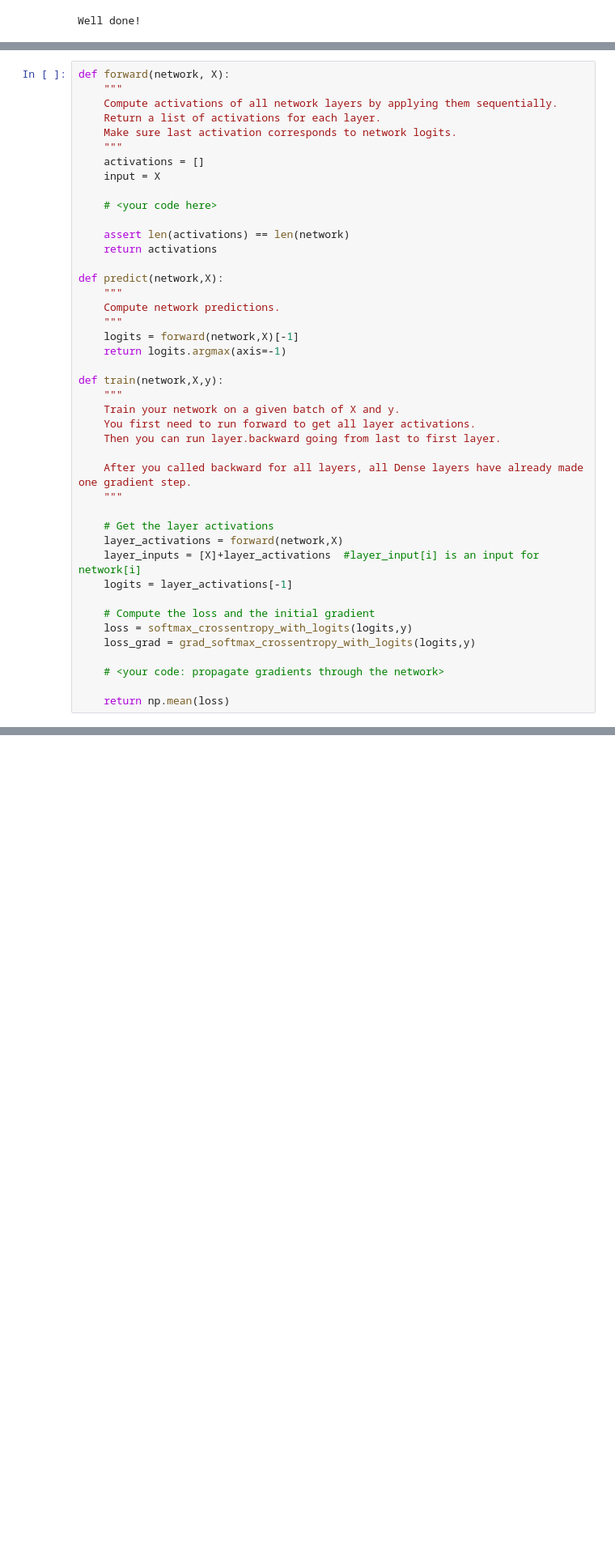
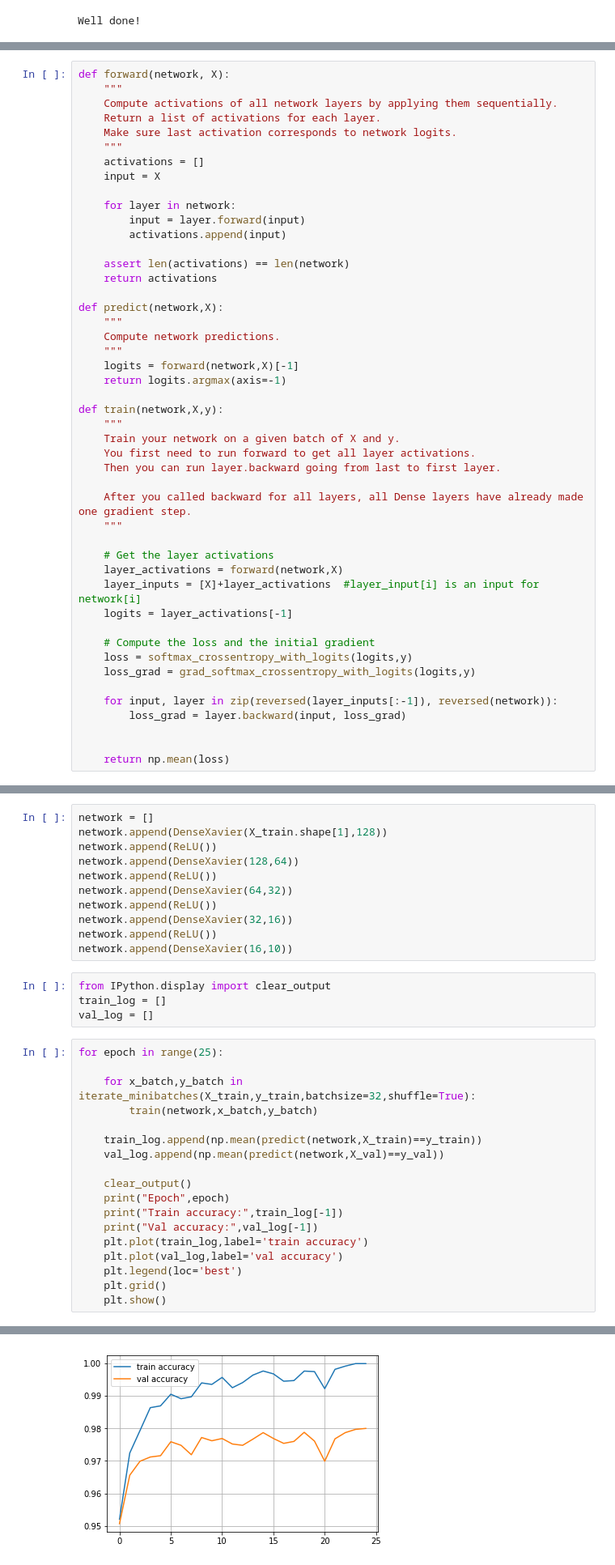
Before and after one commit to jruizaranguren/intro-to-dl, a Jupyter notebook: week2/NumpyNN (honor).ipynb, the cells around one changed output, grey strips where cells are left out. Shown: that part at 81% size. Drawn from its saved outputs; the diff is of its cells as text; blank space fills up the shorter version.

```diff
--- a/week2/NumpyNN (honor).ipynb
+++ b/week2/NumpyNN (honor).ipynb
@@ -322,7 +333,9 @@ def forward(network, X):
     activations = []
     input = X
 
-    # <your code here>
+    for layer in network:
+        input = layer.forward(input)
+        activations.append(input)
 
     assert len(activations) == len(network)
     return activations
@@ -352,7 +365,9 @@ def train(network,X,y):
     loss = softmax_crossentropy_with_logits(logits,y)
     loss_grad = grad_softmax_crossentropy_with_logits(logits,y)
 
-    # <your code: propagate gradients through the network>
+    for input, layer in zip(reversed(layer_inputs[:-1]), reversed(network)):
+        loss_grad = layer.backward(input, loss_grad)
+
 
     return np.mean(loss)
 # %% [markdown]
@@ -398,0 +478,34 @@ for epoch in range(25):
+# %%
+network = []
+network.append(DenseXavier(X_train.shape[1],128))
+network.append(ReLU())
+network.append(DenseXavier(128,64))
+network.append(ReLU())
+network.append(DenseXavier(64,32))
+network.append(ReLU())
+network.append(DenseXavier(32,16))
+network.append(ReLU())
+network.append(DenseXavier(16,10))
+# %%
+from IPython.display import clear_output
+train_log = []
+val_log = []
+# %%
+for epoch in range(25):
+
+    for x_batch,y_batch in iterate_minibatches(X_train,y_train,batchsize=32,shuffle=True):
+        train(network,x_batch,y_batch)
+
+    train_log.append(np.mean(predict(network,X_train)==y_train))
+    val_log.append(np.mean(predict(network,X_val)==y_val))
+
+    clear_output()
+    print("Epoch",epoch)
+    print("Train accuracy:",train_log[-1])
+    print("Val accuracy:",val_log[-1])
+    plt.plot(train_log,label='train accuracy')
+    plt.plot(val_log,label='val accuracy')
+    plt.legend(loc='best')
+    plt.grid()
+    plt.show()
+# %% [output]
@@ -399,3 +515,4 @@ for epoch in range(25):
+[figure, added]
 # %% [markdown]
 ### Peer-reviewed assignment
 
```
Also changed, not shown: parts of 8 cells of this notebook.
